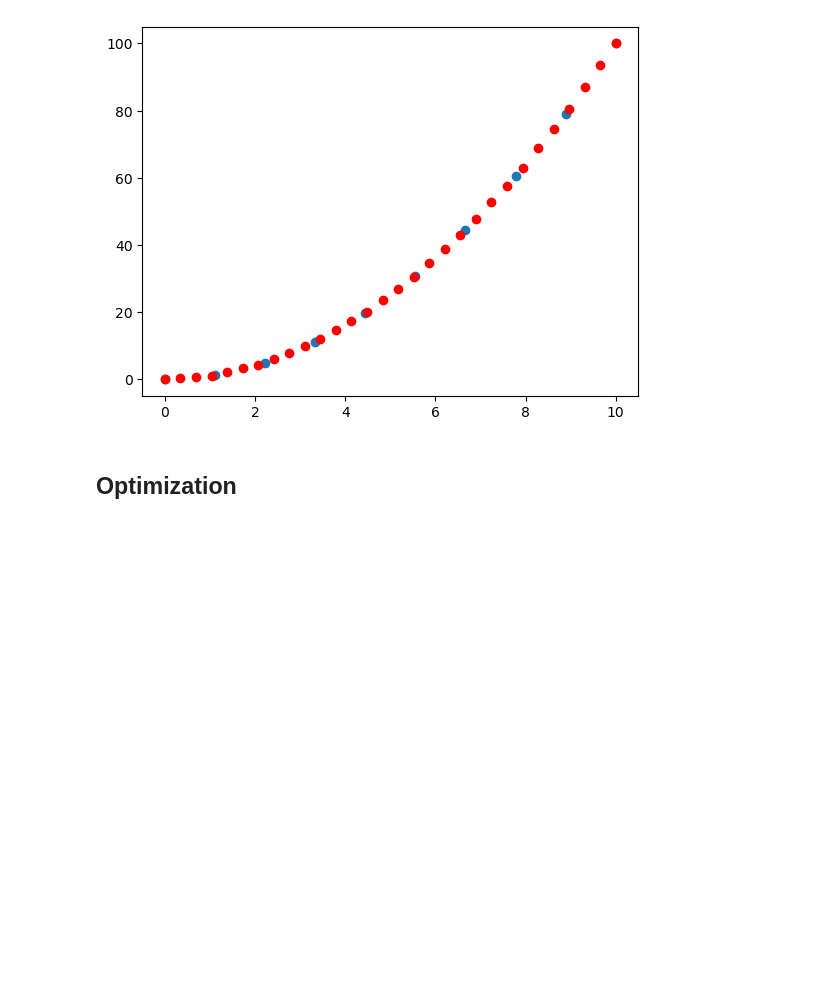
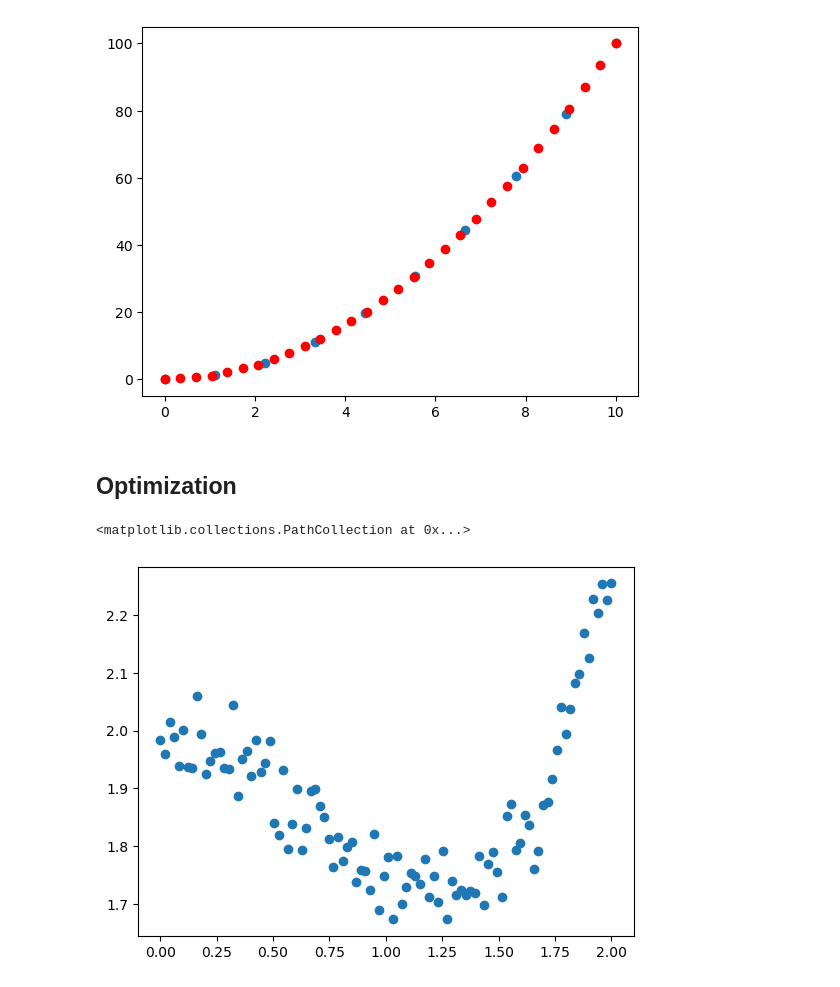
Before and after one commit to ChristianIshimwe7/ml_projects_in_jupyter, a Jupyter notebook: ishimwe1.ipynb, the cells around one changed output. Drawn from its saved outputs; the diff is of its cells as text; code cells hidden in the pictures; blank space fills up the shorter version.

```diff
--- a/ishimwe1.ipynb
+++ b/ishimwe1.ipynb
@@ -106,3 +106,7 @@ plt.scatter(new_x, result, c="r")
 # %%
 x = np.linspace(0, 2, 100)
 y = 1/3 * x**3 - 3/5 * x**2 + 2 + np.random.randn(x.shape[0])/20
+plt.scatter(x, y)
+# %% [output]
+<matplotlib.collections.PathCollection at 0x...>
+[figure, added]
```
